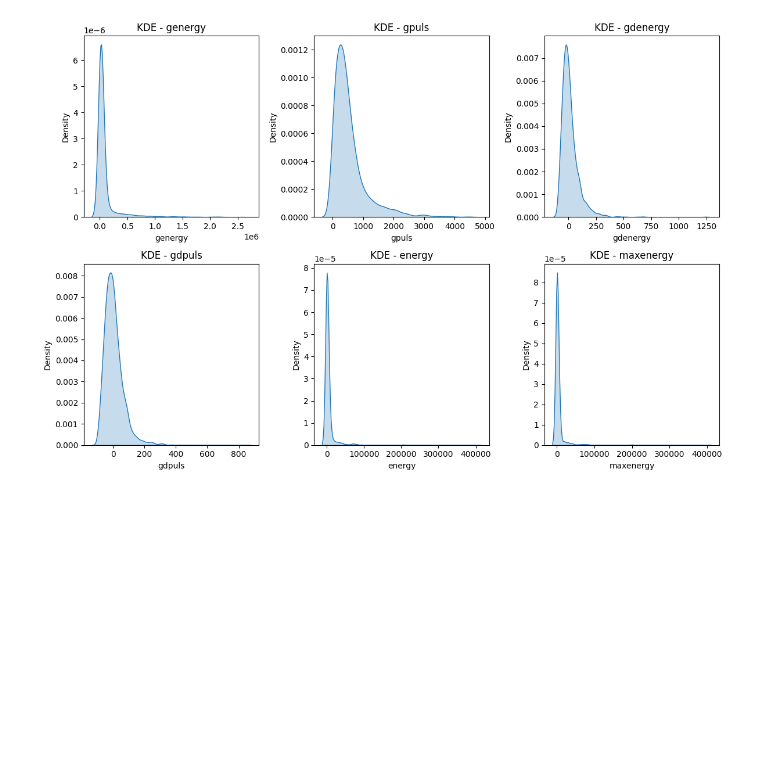
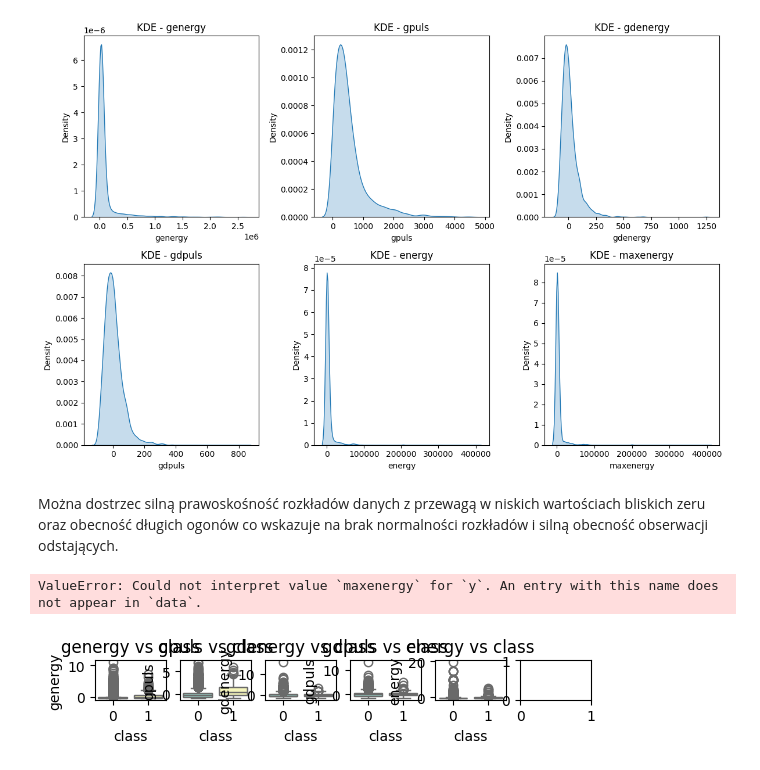
Before and after one commit to Graziaczek/zaawansowane_ssi, a Jupyter notebook: ZASSI.ipynb, the cells around one changed output. Cells and saved outputs as stored; diff of their text form; code cells hidden in the pictures; blank space fills up the shorter version.

```diff
--- a/ZASSI.ipynb
+++ b/ZASSI.ipynb
@@ -178,6 +176,11 @@ def max_bump_class(row):
 
 df['max_bump_class'] = df[nbumps_cols].apply(max_bump_class, axis=1)
 
+cols = df.columns.tolist()
+cols.remove('max_bump_class')
+cols.insert(-1, 'max_bump_class')
+df = df[cols]
+
 df.drop(columns=nbumps_cols, inplace=True)
 # %%
 df.head()
@@ -218,3 +221,19 @@ plt.tight_layout()
 plt.show()
 # %% [output]
 [figure]
+# %% [markdown]
+Można dostrzec silną prawoskośność rozkładów danych z przewagą w niskich wartościach bliskich zeru oraz obecność długich ogonów co wskazuje na brak normalności rozkładów i silną obecność obserwacji odstających.
+# %%
+num_cols = ['genergy', 'gpuls', 'gdenergy', 'gdpuls', 'energy', 'maxenergy']
+
+for i, col in enumerate(num_cols, 1):
+    plt.subplot(8, 6, i)
+    sns.boxplot(x="class", y=col, hue="class", data=df, palette="Set3", legend=False)
+    plt.title(f"{col} vs class")
+    plt.xlabel("class")
+    plt.ylabel(col)
+plt.tight_layout()
+plt.show()
+# %% [output]
+ValueError: Could not interpret value `maxenergy` for `y`. An entry with this name does not appear in `data`.
+[figure, added]
```
Also changed, not shown: parts of 19 cells of this notebook, 1 other file.
